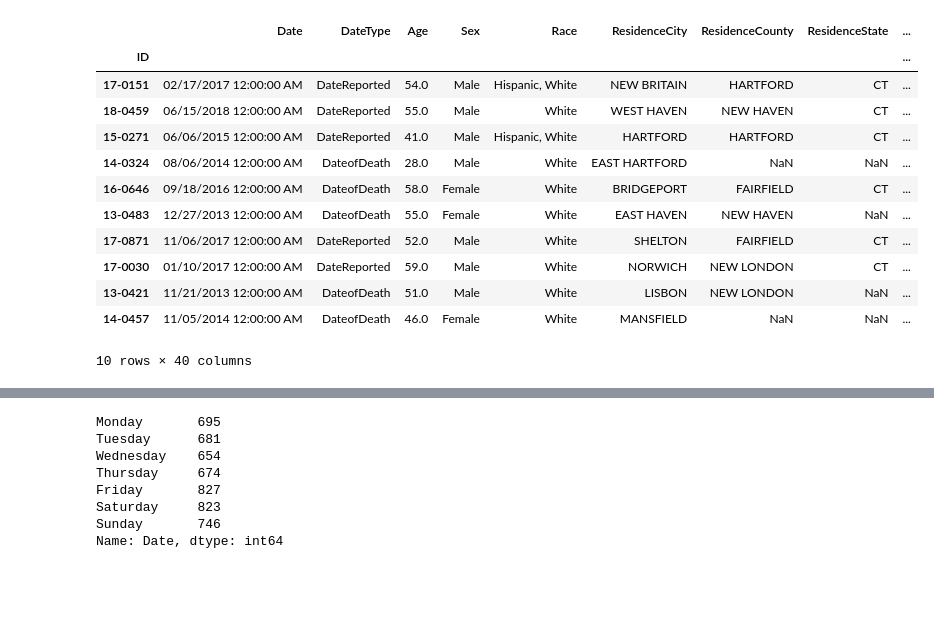
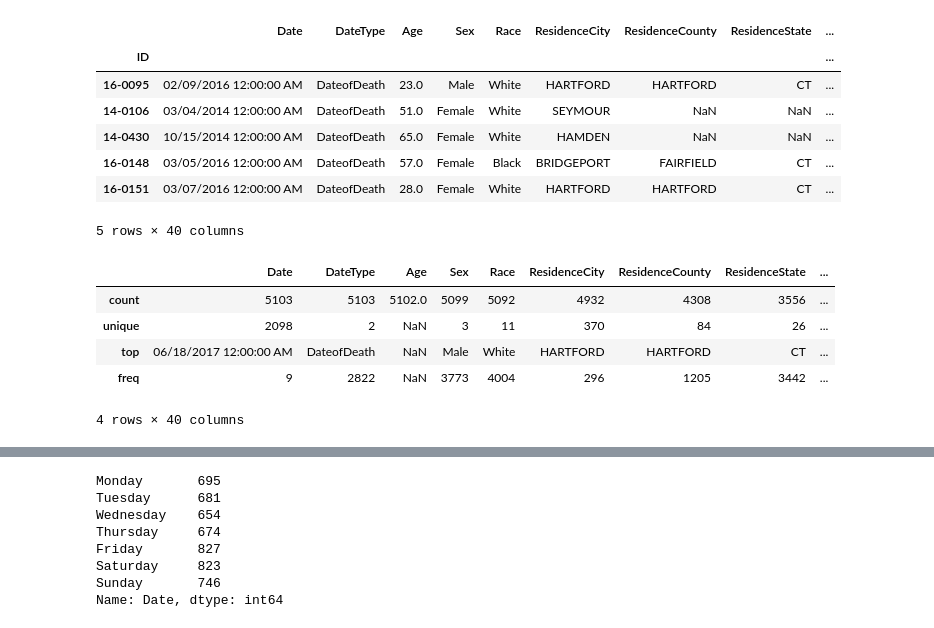
Before and after one commit to MaksOpp/drug-deaths-eda, a Jupyter notebook: Drug deaths EDA.ipynb, the cells around one changed output, grey strips where cells are left out. Saved outputs shown, nothing was run; the diff lists cells and outputs as text; code cells hidden in the pictures; blank space fills up the shorter version.

Commit message:
Added location analysis + analysing shortcommings of data

```diff
--- a/Drug deaths EDA.ipynb
+++ b/Drug deaths EDA.ipynb
@@ -1,31 +1,38 @@
 # %%
 %matplotlib inline
 import pandas as pd
 import matplotlib.pyplot as plt
 import numpy as np
-
+import missingno as msno
+import squarify
+import plotly.offline as py
 import plotly.graph_objects as go
 from plotly.offline import iplot
+from plotly.express import scatter_mapbox, colors
 
 from urllib.request import urlretrieve
 
 URL = 'https://data.ct.gov/api/views/rybz-nyjw/rows.csv?accessType=DOWNLOAD'
 
 urlretrieve(URL, 'DrugDeaths.csv')
 
 data = pd.read_csv('DrugDeaths.csv', index_col='ID')
-data.sample(n=10)
+data.sample(n=5)
 # %% [output]
 |  | Date | DateType | Age | Sex | Race | ResidenceCity | ResidenceCounty | ResidenceState | ... |
 | ID |  |  |  |  |  |  |  |  | ... |
-| 17-0151 | 02/17/2017 12:00:00 AM | DateReported | 54.0 | Male | Hispanic, White | NEW BRITAIN | HARTFORD | CT | ... |
-| 18-0459 | 06/15/2018 12:00:00 AM | DateReported | 55.0 | Male | White | WEST HAVEN | NEW HAVEN | CT | ... |
-| 15-0271 | 06/06/2015 12:00:00 AM | DateReported | 41.0 | Male | Hispanic, White | HARTFORD | HARTFORD | CT | ... |
-| 14-0324 | 08/06/2014 12:00:00 AM | DateofDeath | 28.0 | Male | White | EAST HARTFORD | NaN | NaN | ... |
-| 16-0646 | 09/18/2016 12:00:00 AM | DateofDeath | 58.0 | Female | White | BRIDGEPORT | FAIRFIELD | CT | ... |
-| 13-0483 | 12/27/2013 12:00:00 AM | DateofDeath | 55.0 | Female | White | EAST HAVEN | NEW HAVEN | NaN | ... |
-| 17-0871 | 11/06/2017 12:00:00 AM | DateReported | 52.0 | Male | White | SHELTON | FAIRFIELD | CT | ... |
-| 17-0030 | 01/10/2017 12:00:00 AM | DateReported | 59.0 | Male | White | NORWICH | NEW LONDON | CT | ... |
-| 13-0421 | 11/21/2013 12:00:00 AM | DateofDeath | 51.0 | Male | White | LISBON | NEW LONDON | NaN | ... |
-| 14-0457 | 11/05/2014 12:00:00 AM | DateofDeath | 46.0 | Female | White | MANSFIELD | NaN | NaN | ... |
+| 16-0095 | 02/09/2016 12:00:00 AM | DateofDeath | 23.0 | Male | White | HARTFORD | HARTFORD | CT | ... |
+| 14-0106 | 03/04/2014 12:00:00 AM | DateofDeath | 51.0 | Female | White | SEYMOUR | NaN | NaN | ... |
+| 14-0430 | 10/15/2014 12:00:00 AM | DateofDeath | 65.0 | Female | White | HAMDEN | NaN | NaN | ... |
+| 16-0148 | 03/05/2016 12:00:00 AM | DateofDeath | 57.0 | Female | Black | BRIDGEPORT | FAIRFIELD | CT | ... |
+| 16-0151 | 03/07/2016 12:00:00 AM | DateofDeath | 28.0 | Female | White | HARTFORD | HARTFORD | CT | ... |
-10 rows × 40 columns
+5 rows × 40 columns
+# %%
+data.describe(include='all').head(4)
+# %% [output]
+|  | Date | DateType | Age | Sex | Race | ResidenceCity | ResidenceCounty | ResidenceState | ... |
+| count | 5103 | 5103 | 5102.0 | 5099 | 5092 | 4932 | 4308 | 3556 | ... |
+| unique | 2098 | 2 | NaN | 3 | 11 | 370 | 84 | 26 | ... |
+| top | 06/18/2017 12:00:00 AM | DateofDeath | NaN | Male | White | HARTFORD | HARTFORD | CT | ... |
+| freq | 9 | 2822 | NaN | 3773 | 4004 | 296 | 1205 | 3442 | ... |
+4 rows × 40 columns
```
Also changed, not shown: parts of 5 cells of this notebook, 1 other file.
